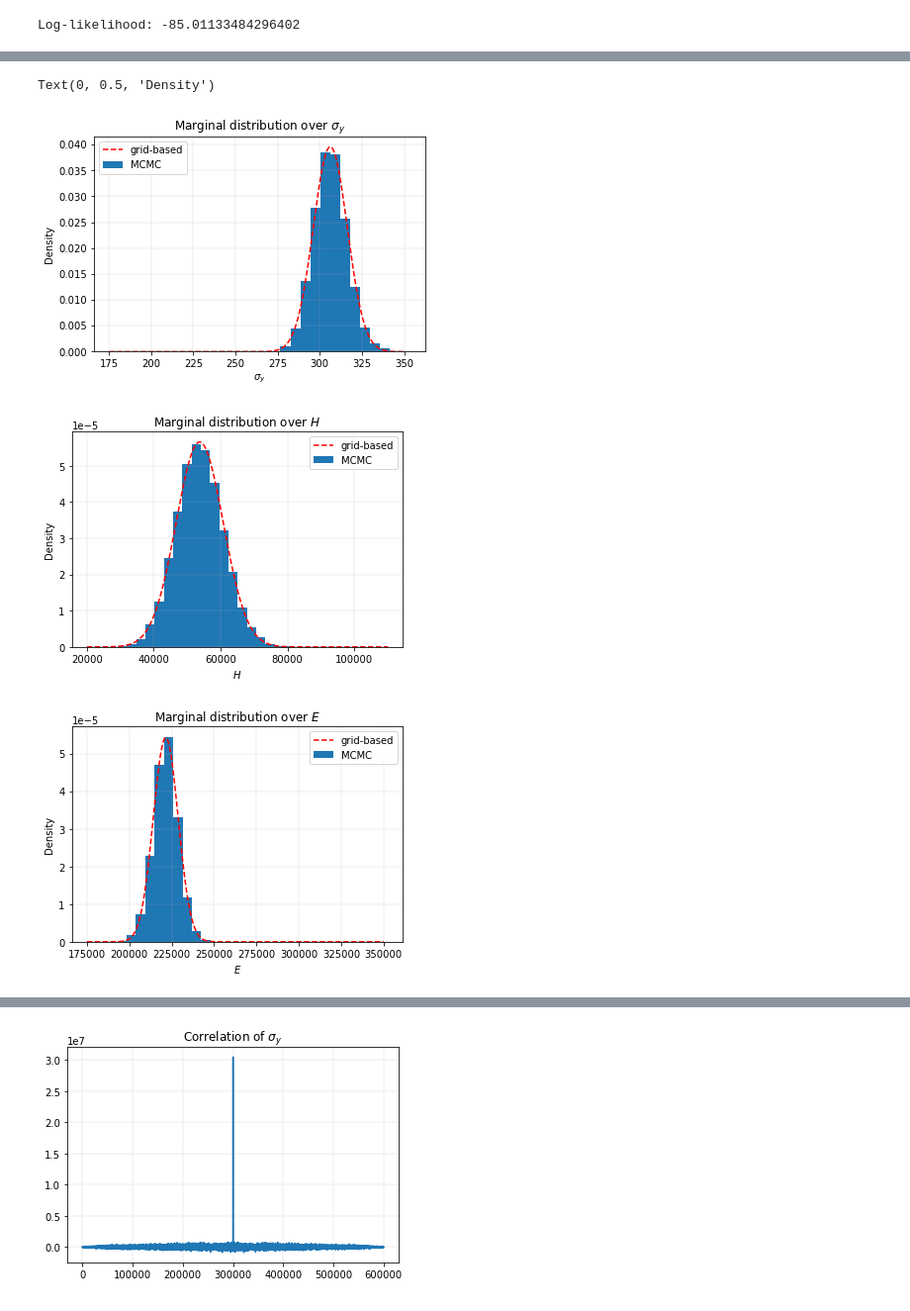
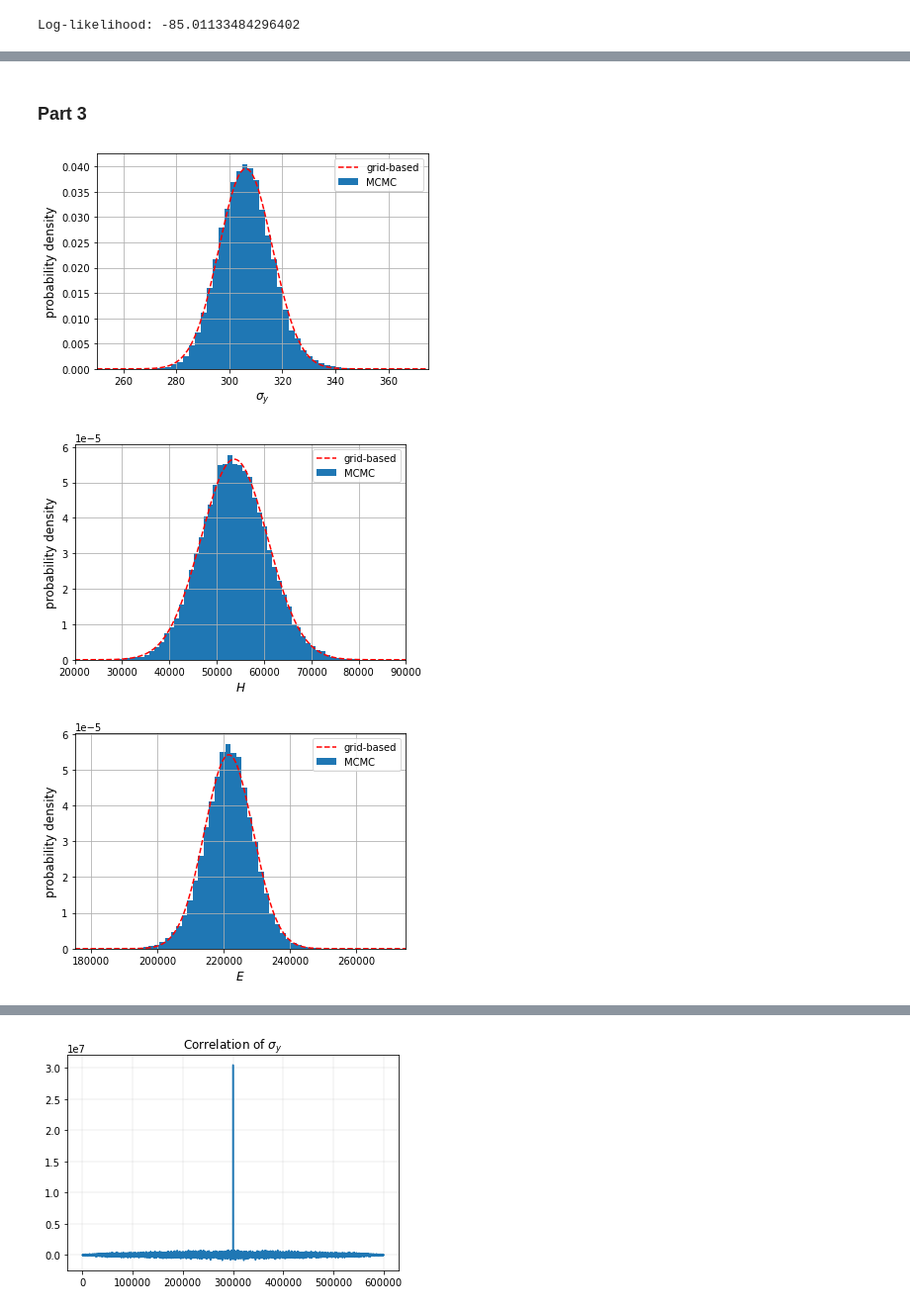
Before and after one commit to Jacob-Cloete/MSY781A3, a Jupyter notebook: Question_4.ipynb, the cells around one changed output, grey strips where cells are left out. Shown at 99% size. Cells and saved outputs as stored; diff of their text form; code cells hidden in the pictures.

```diff
--- a/Question_4.ipynb
+++ b/Question_4.ipynb
@@ -183,54 +111,62 @@ The following empirical posterior marginal distributions were obtained using all
+# %% [markdown]
+### Part 3
 # %%
 
 yield_stress_samples = parm_samples[:,0]
 H_samples = parm_samples[:,1]
 E_samples = parm_samples[:,2]
 
 var_yield = np.var(yield_stress_samples)
 var_H = np.var(H_samples)
 var_E = np.var(E_samples)
 
-yield_grid = np.linspace(175, 350, 10000)
+yield_grid = np.linspace(250, 375, 10000)
 yield_distrib = scistats.norm.pdf(yield_grid, loc=np.mean(yield_stress_samples), scale=np.sqrt(var_yield))
 
-H_grid = np.linspace(20000, 110000, 10000)
+H_grid = np.linspace(20000, 90000, 10000)
 H_distrib = scistats.norm.pdf(H_grid, loc=np.mean(H_samples), scale=np.sqrt(var_H))
 
-E_grid = np.linspace(175000, 350000, 10000)
+E_grid = np.linspace(175000, 275000, 10000)
 E_distrib = scistats.norm.pdf(E_grid, loc=np.mean(E_samples), scale=np.sqrt(var_E))
 
 
 # YIELD STRESS
 plt.figure(1)
-plt.grid(linewidth=0.2)
 plt.plot(yield_grid, yield_distrib, 'r--', label="grid-based")
-plt.hist(yield_stress_samples,density=True,bins=30, label='MCMC')
-plt.title(r"Marginal distribution over $\sigma_y$")
+plt.hist(yield_stress_samples,density=True,bins=80, label='MCMC')
+#plt.title(r"Marginal distribution over $\sigma_y$")
 plt.legend()
-plt.xlabel(r"$\sigma_y$")
-plt.ylabel("Density")
+plt.xlabel(r"$\sigma_y$",size=12)
+plt.ylabel("probability density",size=12)
+plt.xlim(250, 375)
+plt.grid()
+plt.savefig('Q4_margin1.png',dpi=300)
 
 # PLASTIC MODULUS
 plt.figure(2)
-plt.grid(linewidth=0.2)
+
 plt.plot(H_grid, H_distrib, 'r--', label="grid-based")
-plt.hist(H_samples,density=True,bins=30, label='MCMC')
-plt.title(r"Marginal distribution over $H$")
+plt.hist(H_samples,density=True,bins=80, label='MCMC')
+#plt.title(r"Marginal distribution over $H$")
 plt.legend()
-plt.xlabel(r"$H$")
-plt.ylabel("Density")
+plt.xlabel(r"$H$",size=12)
+plt.ylabel("probability density",size=12)
+plt.xlim(20000, 90000)
+plt.grid()
+plt.savefig('Q4_margin2.png',dpi=300)
 
 # ELASTIC MODULUS
 plt.figure(3)
-plt.grid(linewidth=0.2)
 plt.plot(E_grid, E_distrib, 'r--', label="grid-based")
-plt.hist(E_samples,density=True,bins=30, label='MCMC')
-plt.title(r"Marginal distribution over $E$")
+plt.hist(E_samples,density=True,bins=100, label='MCMC')
+#plt.title(r"Marginal distribution over $E$")
 plt.legend()
-plt.xlabel(r"$E$")
-plt.ylabel("Density")
+plt.xlabel(r"$E$",size=12)
+plt.ylabel("probability density",size=12)
+plt.xlim(175000, 275000)
+plt.grid()
+plt.savefig('Q4_margin3.png',dpi=300)
 # %% [output]
-Text(0, 0.5, 'Density')
-[figure, old version]
+[figure, new version]
-[figure, old version]
+[figure, new version]
-[figure, old version]
+[figure, new version]
```
Also changed, not shown: parts of 39 cells of this notebook, 1 other file.
